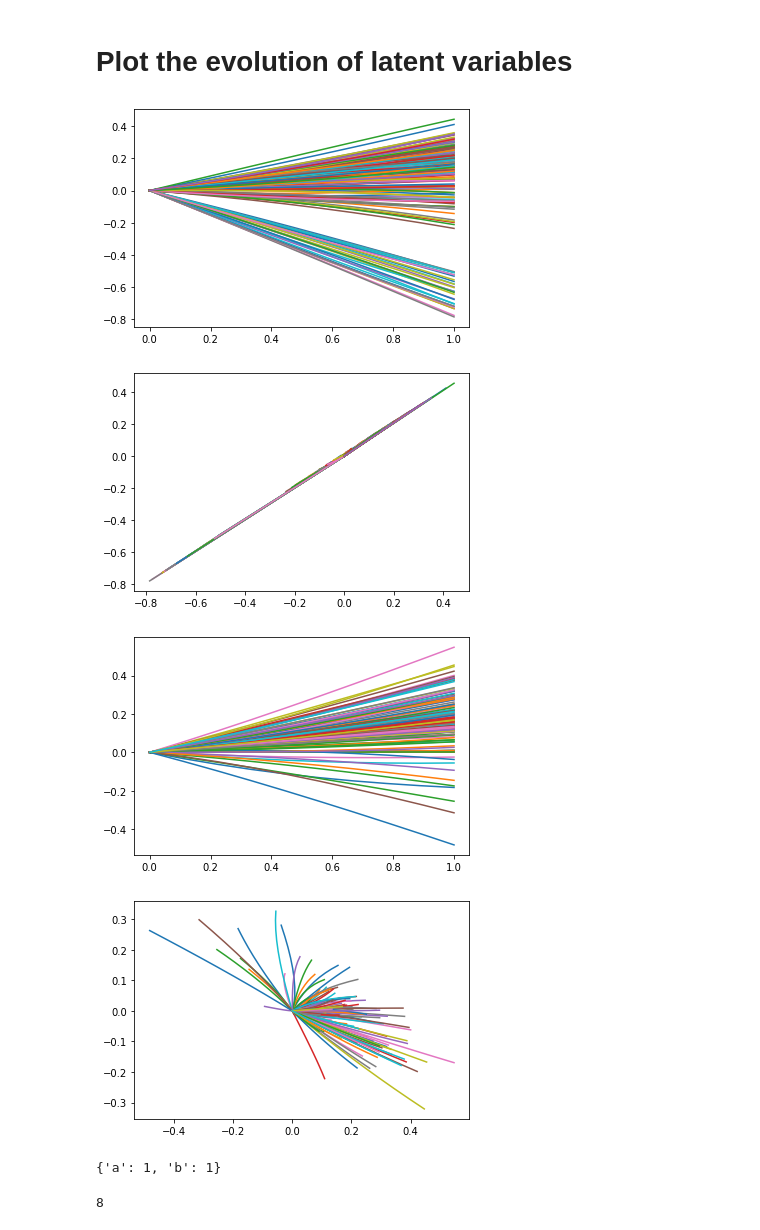
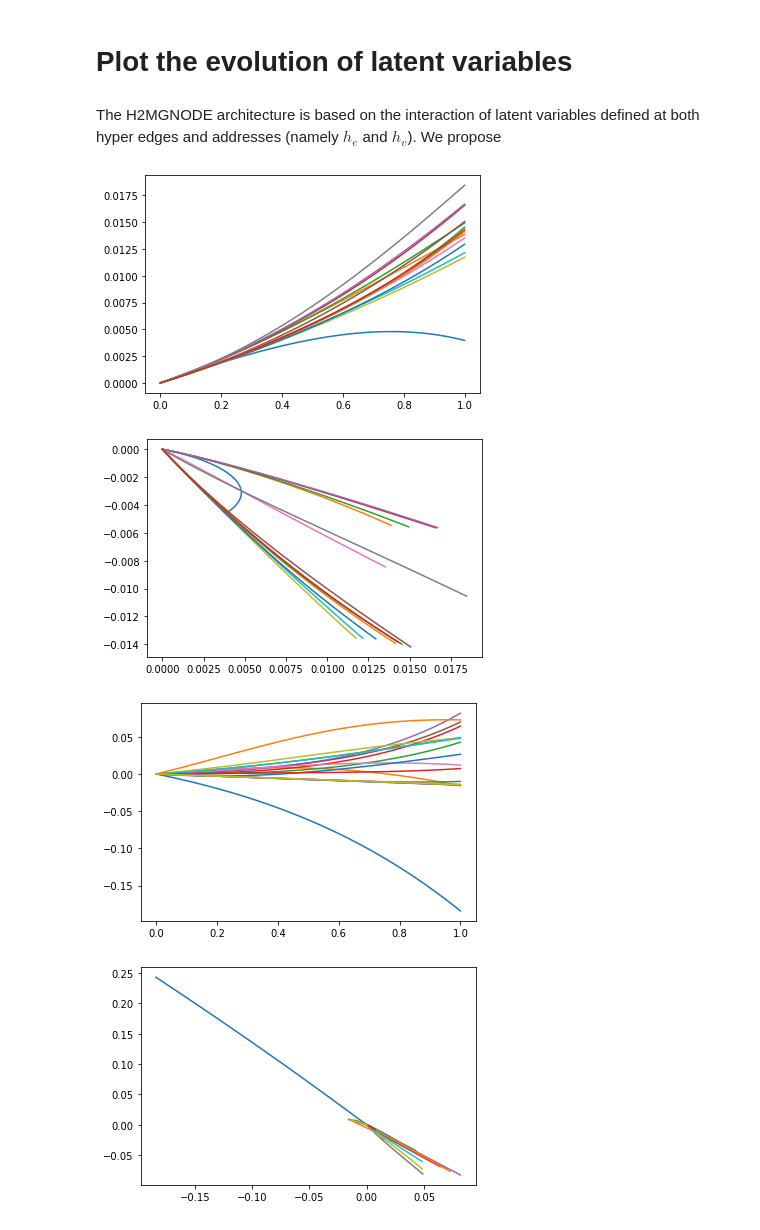
Before and after one commit to bdonon/ml4ps, a Jupyter notebook: Training Neural Networks.ipynb, the cells around one changed output. Drawn from its saved outputs; the diff is of its cells as text; code cells hidden in the pictures.

```diff
--- a/Training Neural Networks.ipynb
+++ b/Training Neural Networks.ipynb
@@ -425,2 +277,9 @@ my_h2mgnode = H2MGNODE(h2mgnode_options)
+# %%
+my_h2mgnode = H2MGNODE(addresses=addresses,
+                       input_features=input_features,
+                       output_features=output_features,
+                       hidden_dimensions=[64],
+                       latent_dimension=32)
+my_h2mgnode.save('my_h2mgnode.pkl')
 # %%
 class PostProcessor:
@@ -452,6 +300,6 @@ def update(params, init_state, y_truth, opt_state):
     opt_state = opt_update(0, grads, opt_state)
     return get_params(opt_state), opt_state, value
 # %%
-step_size = 1e-2
+step_size = 3e-4
 opt_init, opt_update, get_params = optimizers.adam(step_size)
 opt_state = opt_init(my_h2mgnode.weights)
@@ -466,11 +312,9 @@ for epoch in range(50):
     for a, x, nets in train_pbar:
 
         my_interface.run_load_flow_batch(nets)
-        #y_truth = my_interface.get_features_dict(nets, {'bus':['res_vm_pu']})
-        y_truth = my_interface.get_features_dict(nets, {'bus':['v_mag']})
+        y_truth = my_interface.get_features_dict(nets, {'bus':['res_vm_pu']})
 
         x_norm = my_normalizer(x)
-        #init_state = my_h2mgnode.initialize_state(a, x_norm, flat=True)
         init_state = my_h2mgnode.init_state_batch(a, x_norm)
         my_h2mgnode.weights, opt_state, train_loss = update(my_h2mgnode.weights, init_state, y_truth, opt_state)
 
@@ -482,13 +326,13 @@ for epoch in range(50):
     val_losses = []
     for a, x, nets in val_pbar:
         my_interface.run_load_flow_batch(nets)
-        #y_truth = my_interface.get_features_dict(nets, {'bus':['res_vm_pu']})
-        y_truth = my_interface.get_features_dict(nets, {'bus':['v_mag']})
+        y_truth = my_interface.get_features_dict(nets, {'bus':['res_vm_pu']})
 
         x_norm = my_normalizer(x)
-        init_state = my_h2mgnode.initialize_state(a, x_norm)
+        init_state = my_h2mgnode.init_state_batch(a, x_norm)
         val_loss = loss(my_h2mgnode.weights, init_state, y_truth)
         val_losses.append(val_loss)
+
     print("Epoch {}".format(epoch))
     print("    Train mean loss = {:.2e}".format(np.mean(train_losses)))
     print("    Validation mean loss = {:.2e}".format(np.mean(val_losses)))
@@ -566,0 +382,15 @@ plt.show()
+# %%
+a, x, nets = next(iter(my_interface.test))
+x_norm = my_normalizer(x)
+y_hat = my_h2mgnode.forward_batch(my_h2mgnode.weights, a, x_norm)
+y_post = my_postprocessor(y_hat)
+
+# Get ground truth
+my_interface.run_load_flow_batch(nets)
+y_truth = my_interface.get_features_dict(nets, {'bus': ['res_vm_pu']})
+
+# Compare results
+plt.scatter(y_truth['bus']['res_vm_pu'], y_post['bus']['res_vm_pu'])
+plt.xlabel('Ground truth')
+plt.ylabel('Prediction')
+plt.show()
@@ -567,36 +399,38 @@ plt.show()
 # %% [markdown]
 # Plot the evolution of latent variables
+# %% [markdown]
+The H2MGNODE architecture is based on the interaction of latent variables defined at both hyper edges and addresses (namely $h_e$ and $h_v$). We propose
 # %%
-start_and_end_times = jnp.linspace(0., 1., 10)
+start_and_end_times = jnp.linspace(0., 1., 50)
 def odenet(params, init_state):
     intermediate_states = odeint(my_h2mgnode.dynamics, init_state, start_and_end_times, params)
     return intermediate_states
 batched_odenet = vmap(odenet, in_axes=(None, 0))
 
-a, x, nets = next(iter(my_interface.train))
+a, x, nets = next(iter(my_interface.test))
 x_norm = my_normalizer(x)
 init_state = my_h2mgnode.init_state_batch(a, x_norm)
 intermediate_states = batched_odenet(my_h2mgnode.weights, init_state)
 
-y_plot = intermediate_states['h_e']['line'][0,:,:,0]
+y_plot = intermediate_states['h_e']['bus'][0,:,:,0]
 plt.plot(start_and_end_times, y_plot)
 plt.show()
 
-x_plot = intermediate_states['h_e']['line'][0,:,:,0]
-y_plot = intermediate_states['h_e']['line'][0,:,:,2]
+x_plot = intermediate_states['h_e']['bus'][0,:,:,0]
+y_plot = intermediate_states['h_e']['bus'][0,:,:,2]
 plt.plot(x_plot, y_plot)
 plt.show()
 
 y_plot = intermediate_states['h_v'][0,:,:,0]
 plt.plot(start_and_end_times, y_plot)
 plt.show()
 
 x_plot = intermediate_states['h_v'][0,:,:,0]
 y_plot = intermediate_states['h_v'][0,:,:,1]
 plt.plot(x_plot, y_plot)
 plt.show()
 # %% [output]
-[figure, old version]
+[figure, new version]
-[figure, old version]
+[figure, new version]
-[figure, old version]
+[figure, new version]
-[figure, old version]
+[figure, new version]
@@ -608,8 +436,0 @@ h_e = {k: np.zeros([n_obj_k, 10]) for k, n_obj_k in n_obj.items()}
-# %%
-n_obj
-# %% [output]
-{'a': 1, 'b': 1}
-# %%
-np.max([np.max([a_k_f for f, a_k_f in a_k.items()]) for k, a_k in a.items()])
-# %% [output]
-8
```
Also changed, not shown: parts of 40 cells of this notebook, 6 other files.
